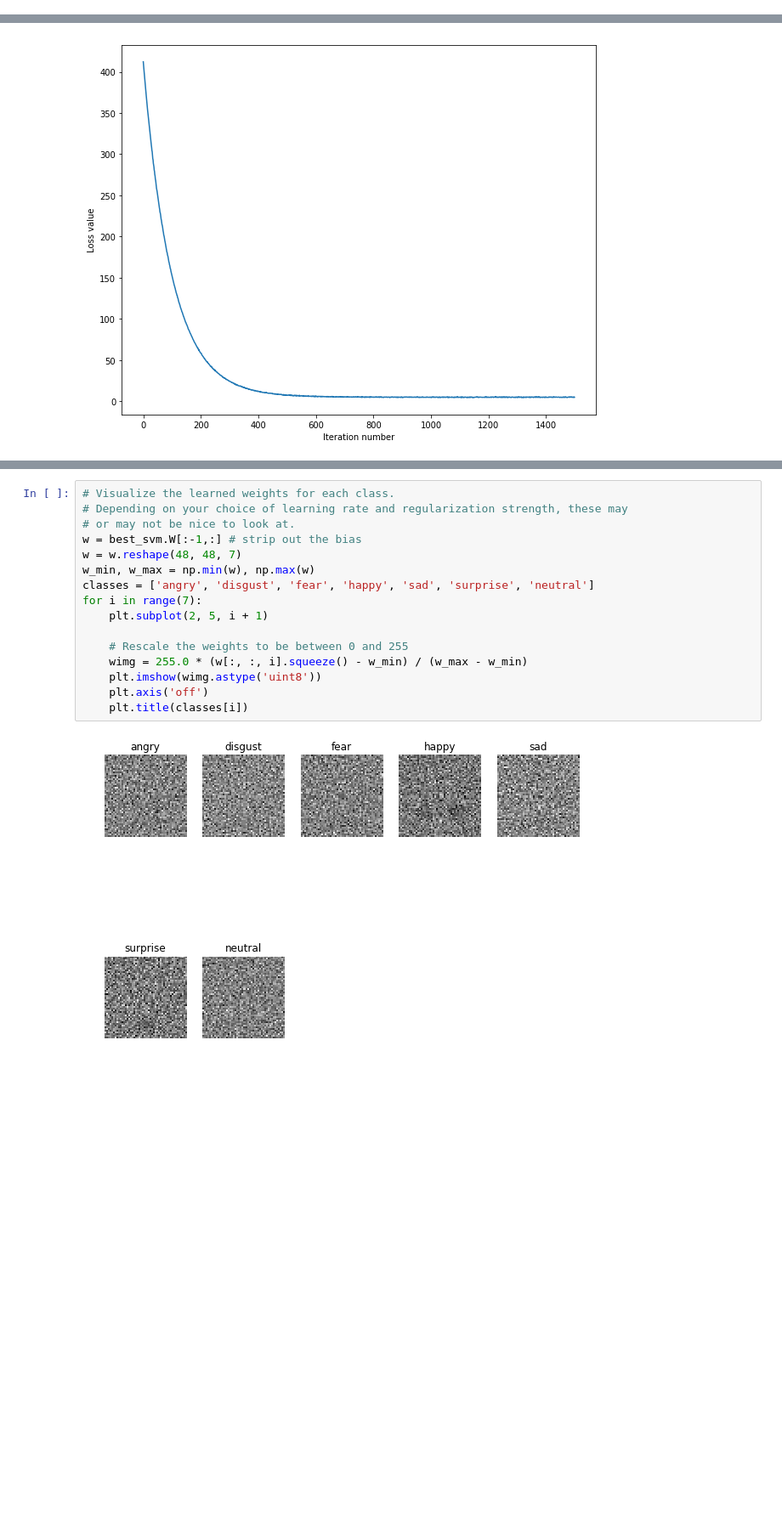
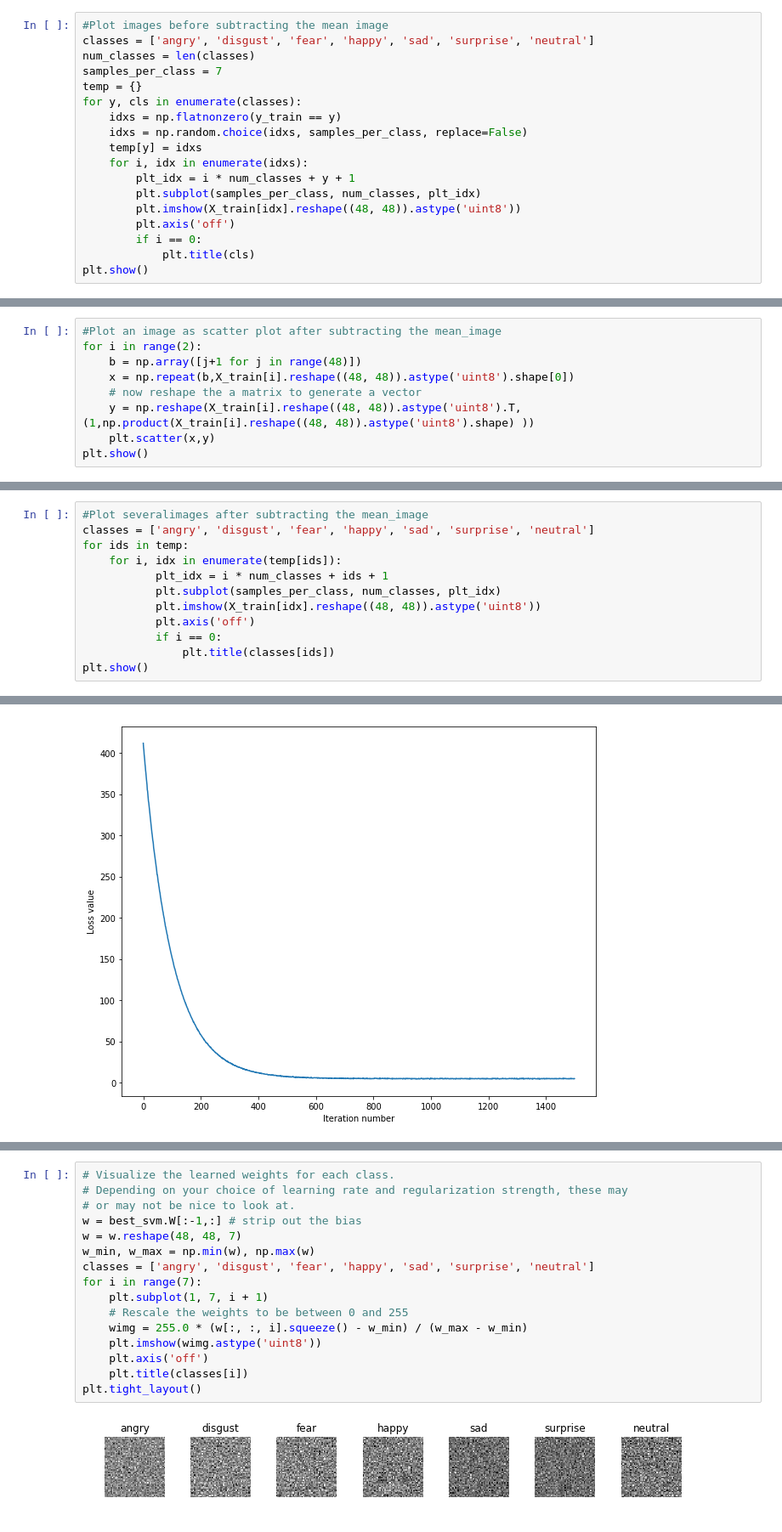
Before and after one commit to ararbi90/CECS-551, a Jupyter notebook: Semester Project_SVM.ipynb, the cells around one changed output, grey strips where cells are left out. Shown at 85% size. Saved outputs shown, nothing was run; the diff lists cells and outputs as text; blank space fills up the shorter version.

```diff
--- a/Semester Project_SVM.ipynb
+++ b/Semester Project_SVM.ipynb
@@ -157,0 +151,18 @@ plt.show()
+# %%
+#Plot images before subtracting the mean image
+classes = ['angry', 'disgust', 'fear', 'happy', 'sad', 'surprise', 'neutral']
+num_classes = len(classes)
+samples_per_class = 7
+temp = {}
+for y, cls in enumerate(classes):
+    idxs = np.flatnonzero(y_train == y)
+    idxs = np.random.choice(idxs, samples_per_class, replace=False)
+    temp[y] = idxs
+    for i, idx in enumerate(idxs):
+        plt_idx = i * num_classes + y + 1
+        plt.subplot(samples_per_class, num_classes, plt_idx)
+        plt.imshow(X_train[idx].reshape((48, 48)).astype('uint8'))
+        plt.axis('off')
+        if i == 0:
+            plt.title(cls)
+plt.show()
@@ -164,0 +183,9 @@ X_dev -= mean_image
+# %%
+#Plot an image as scatter plot after subtracting the mean_image
+for i in range(2):
+    b = np.array([j+1 for j in range(48)])
+    x = np.repeat(b,X_train[i].reshape((48, 48)).astype('uint8').shape[0])
+    # now reshape the a matrix to generate a vector
+    y = np.reshape(X_train[i].reshape((48, 48)).astype('uint8').T,(1,np.product(X_train[i].reshape((48, 48)).astype('uint8').shape) ))
+    plt.scatter(x,y)
+plt.show()
@@ -164,0 +194,12 @@ X_dev -= mean_image
+# %%
+#Plot severalimages after subtracting the mean_image
+classes = ['angry', 'disgust', 'fear', 'happy', 'sad', 'surprise', 'neutral']
+for ids in temp:
+    for i, idx in enumerate(temp[ids]):
+           plt_idx = i * num_classes + ids + 1
+           plt.subplot(samples_per_class, num_classes, plt_idx)
+           plt.imshow(X_train[idx].reshape((48, 48)).astype('uint8'))
+           plt.axis('off')
+           if i == 0:
+               plt.title(classes[ids])
+plt.show()
@@ -453,18 +498,18 @@ linear SVM on raw pixels private test set accuracy: 0.337000
 # %%
 # Visualize the learned weights for each class.
 # Depending on your choice of learning rate and regularization strength, these may
 # or may not be nice to look at.
 w = best_svm.W[:-1,:] # strip out the bias
 w = w.reshape(48, 48, 7)
 w_min, w_max = np.min(w), np.max(w)
 classes = ['angry', 'disgust', 'fear', 'happy', 'sad', 'surprise', 'neutral']
 for i in range(7):
-    plt.subplot(2, 5, i + 1)
-
+    plt.subplot(1, 7, i + 1)
     # Rescale the weights to be between 0 and 255
     wimg = 255.0 * (w[:, :, i].squeeze() - w_min) / (w_max - w_min)
     plt.imshow(wimg.astype('uint8'))
     plt.axis('off')
     plt.title(classes[i])
+plt.tight_layout()
 # %% [output]
-[figure, old version]
+[figure, new version]
```
Also changed, not shown: parts of 20 cells of this notebook, 1 other file.
